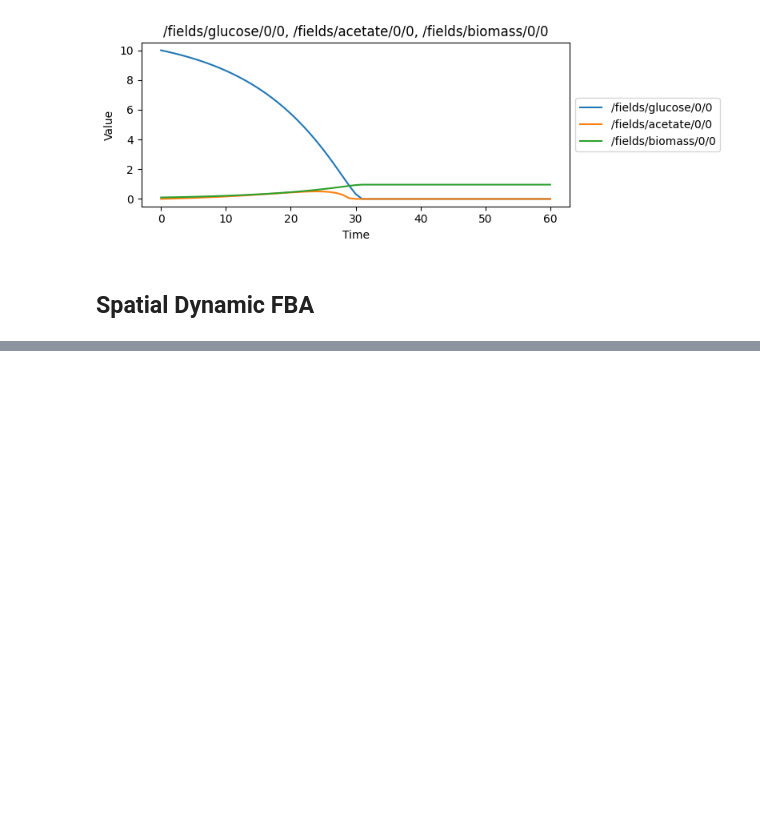
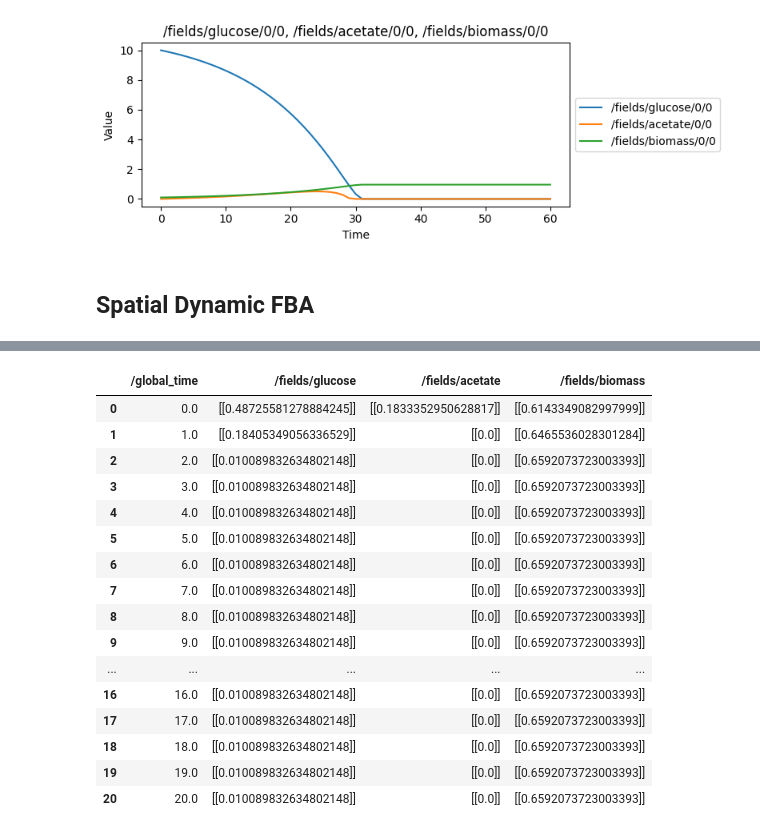
Before and after one commit to vivarium-collective/spatio-flux, a Jupyter notebook: demo/build_comets.ipynb, the cells around one changed output, grey strips where cells are left out. Cells and saved outputs as stored; diff of their text form; code cells hidden in the pictures; blank space fills up the shorter version.

```diff
--- a/demo/build_comets.ipynb
+++ b/demo/build_comets.ipynb
@@ -164,0 +186,22 @@ ValueError: The truth value of an array with more than one element is ambiguous.
+# %%
+timeseries = v2.get_timeseries()
+# %%
+timeseries
+# %% [output]
+|  | /global_time | /fields/glucose | /fields/acetate | /fields/biomass |
+| 0 | 0.0 | [[0.48725581278884245]] | [[0.1833352950628817]] | [[0.6143349082997999]] |
+| 1 | 1.0 | [[0.18405349056336529]] | [[0.0]] | [[0.6465536028301284]] |
+| 2 | 2.0 | [[0.010089832634802148]] | [[0.0]] | [[0.6592073723003393]] |
+| 3 | 3.0 | [[0.010089832634802148]] | [[0.0]] | [[0.6592073723003393]] |
+| 4 | 4.0 | [[0.010089832634802148]] | [[0.0]] | [[0.6592073723003393]] |
+| 5 | 5.0 | [[0.010089832634802148]] | [[0.0]] | [[0.6592073723003393]] |
+| 6 | 6.0 | [[0.010089832634802148]] | [[0.0]] | [[0.6592073723003393]] |
+| 7 | 7.0 | [[0.010089832634802148]] | [[0.0]] | [[0.6592073723003393]] |
+| 8 | 8.0 | [[0.010089832634802148]] | [[0.0]] | [[0.6592073723003393]] |
+| 9 | 9.0 | [[0.010089832634802148]] | [[0.0]] | [[0.6592073723003393]] |
+| ... | ... | ... | ... | ... |
+| 16 | 16.0 | [[0.010089832634802148]] | [[0.0]] | [[0.6592073723003393]] |
+| 17 | 17.0 | [[0.010089832634802148]] | [[0.0]] | [[0.6592073723003393]] |
+| 18 | 18.0 | [[0.010089832634802148]] | [[0.0]] | [[0.6592073723003393]] |
+| 19 | 19.0 | [[0.010089832634802148]] | [[0.0]] | [[0.6592073723003393]] |
+| 20 | 20.0 | [[0.010089832634802148]] | [[0.0]] | [[0.6592073723003393]] |
```
Also changed, not shown: parts of 7 cells of this notebook, 3 other files.
